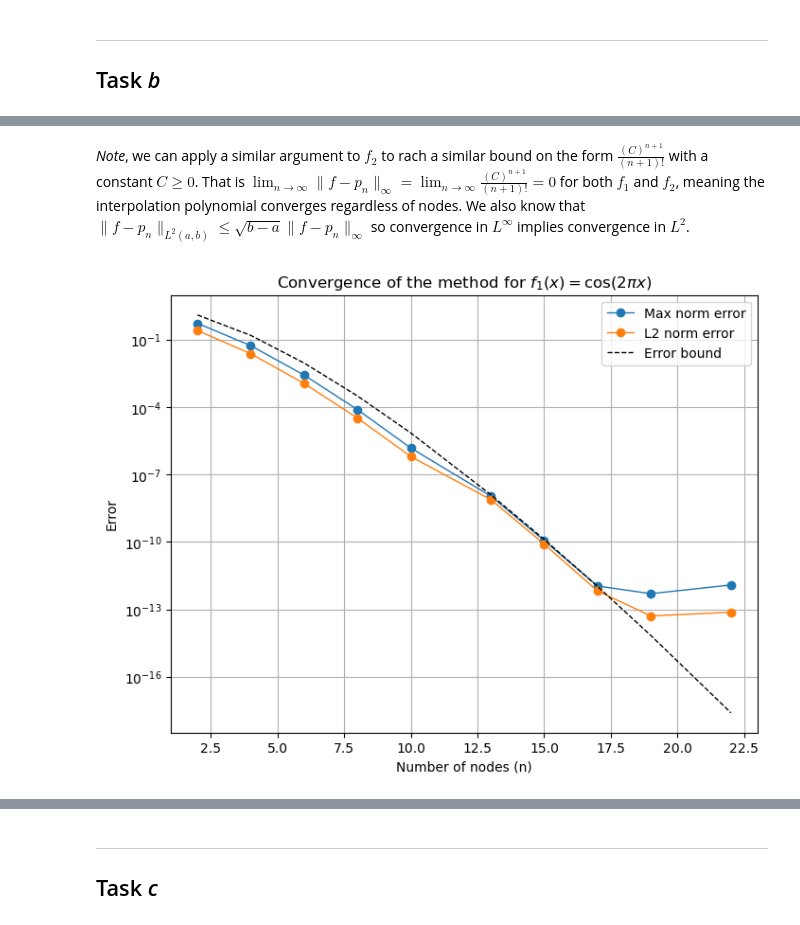
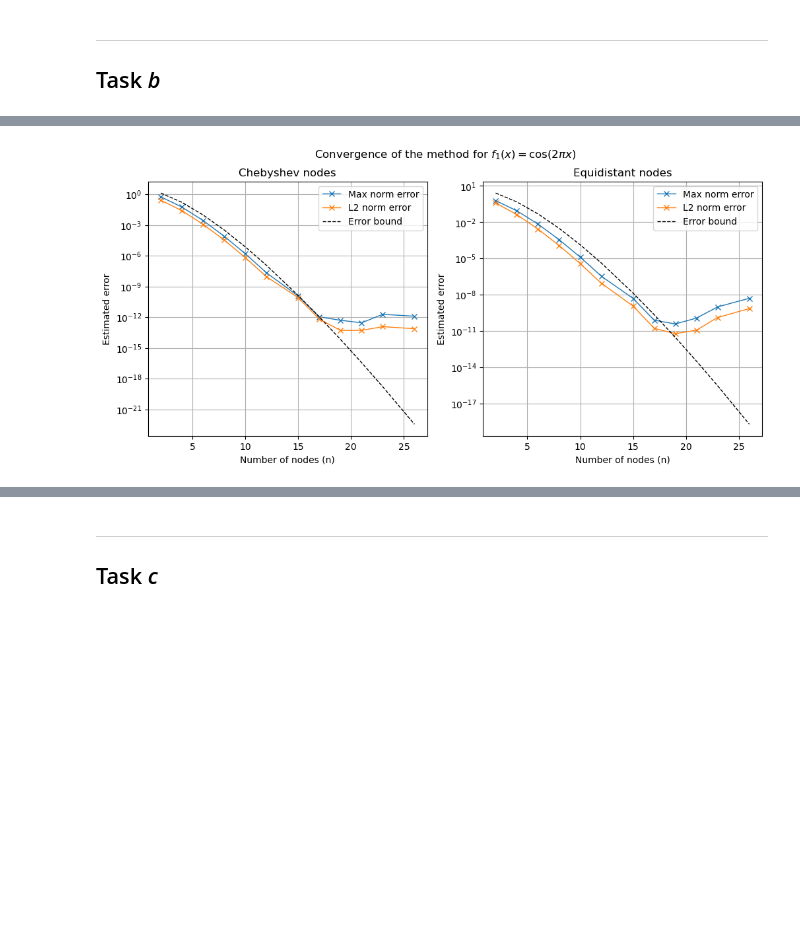
Before and after one commit to Benj181/NTNU-courses, a Jupyter notebook: NumMat/project01/report.ipynb, the cells around one changed output, grey strips where cells are left out. Cells and saved outputs as stored; diff of their text form; code cells hidden in the pictures; blank space fills up the shorter version.

```diff
--- a/NumMat/project01/report.ipynb
+++ b/NumMat/project01/report.ipynb
@@ -190,5 +241,3 @@ $$
-# %% [markdown]
-*Note*, we can apply a similar argument to  $f_2$ to rach a similar bound on the form $\frac{(C)^{n+1}}{(n+1)!}$ with a constant $C\ge0$. That is $\lim_{n \to \infty} \lVert f-p_n\rVert_{\infty} = \lim_{n \to \infty}\frac{(C)^{n+1}}{(n+1)!} = 0$ for both $f_1$ and $f_2$, meaning the interpolation polynomial converges regardless of nodes. We also know that $ \lVert f-p_n\rVert_{L^2(a, b)} \le \sqrt{b-a}\lVert f-p_n\rVert_{\infty}$ so convergence in $L^{\infty}$ implies convergence in $L^2$.
 # %%
 def error_lagrange(n, a, b, f, nodes_str):
     """
@@ -213,7 +262,7 @@ def error_lagrange(n, a, b, f, nodes_str):
         - err_2 (float): The L2 norm error.
     """
     N = 100*n
-    nodes, pn = lagrange_func(n, a, b, f, nodes_str=nodes_str)
+    _, pn = lagrange_func(n, a, b, f, nodes_str=nodes_str)
     xs = np.linspace(a, b, N)
     f_vals = f(xs)
     vals = pn(xs)
@@ -244,13 +297,28 @@ errors_f2 = np.array(errors_f2)
 # %%
-plt.semilogy(n_values, errors_f1[:, 0], 'o-', label='Max norm error')
-plt.semilogy(n_values, errors_f1[:, 1], 'o-', label='L2 norm error')
-plt.semilogy(n_values, err_bnd(n_values), 'k--', label='Error bound')
-plt.xlabel('Number of nodes (n)')
-plt.ylabel('Error')
-plt.title(r'Convergence of the method for $f_1(x) = \cos(2\pi x)$')
-plt.legend()
+err_bnd = lambda n: np.pi**(n+1)/(2**(n)*factorial(n+1))
+err_bnd_values = err_bnd(n_values)
+
+fig, ax = plt.subplots(1, 2, figsize=(12, 5))
+ax[0].semilogy(n_values, errors_f1["max_cheb"], 'x-', label='Max norm error')
+ax[0].semilogy(n_values, errors_f1["L2_cheb"], 'x-', label='L2 norm error')
+ax[0].semilogy(n_values, err_bnd_values, 'k--', label='Error bound')
+ax[0].set_title('Chebyshev nodes')
+ax[0].set_xlabel('Number of nodes (n)')
+ax[0].set_ylabel('Estimated error')
+ax[0].legend()
+
+err_bnd = lambda n: (2*np.pi / n)**(n + 1) / (4 * (n + 1))
+err_bnd_values = err_bnd(n_values)
+ax[1].semilogy(n_values, errors_f1["max_eq"], 'x-', label='Max norm error')
+ax[1].semilogy(n_values, errors_f1["L2_eq"], 'x-', label='L2 norm error')
+ax[1].semilogy(n_values, err_bnd_values, 'k--', label='Error bound')
+ax[1].set_title('Equidistant nodes')
+ax[1].set_xlabel('Number of nodes (n)')
+ax[1].set_ylabel('Estimated error')
+ax[1].legend()
+fig.suptitle(r'Convergence of the method for $f_1(x) = \cos(2\pi x)$')
 plt.grid(True)
 plt.show()
 # %% [output]
-[figure, old version]
+[figure, new version]
 # %%
```
Also changed, not shown: parts of 18 cells of this notebook.
